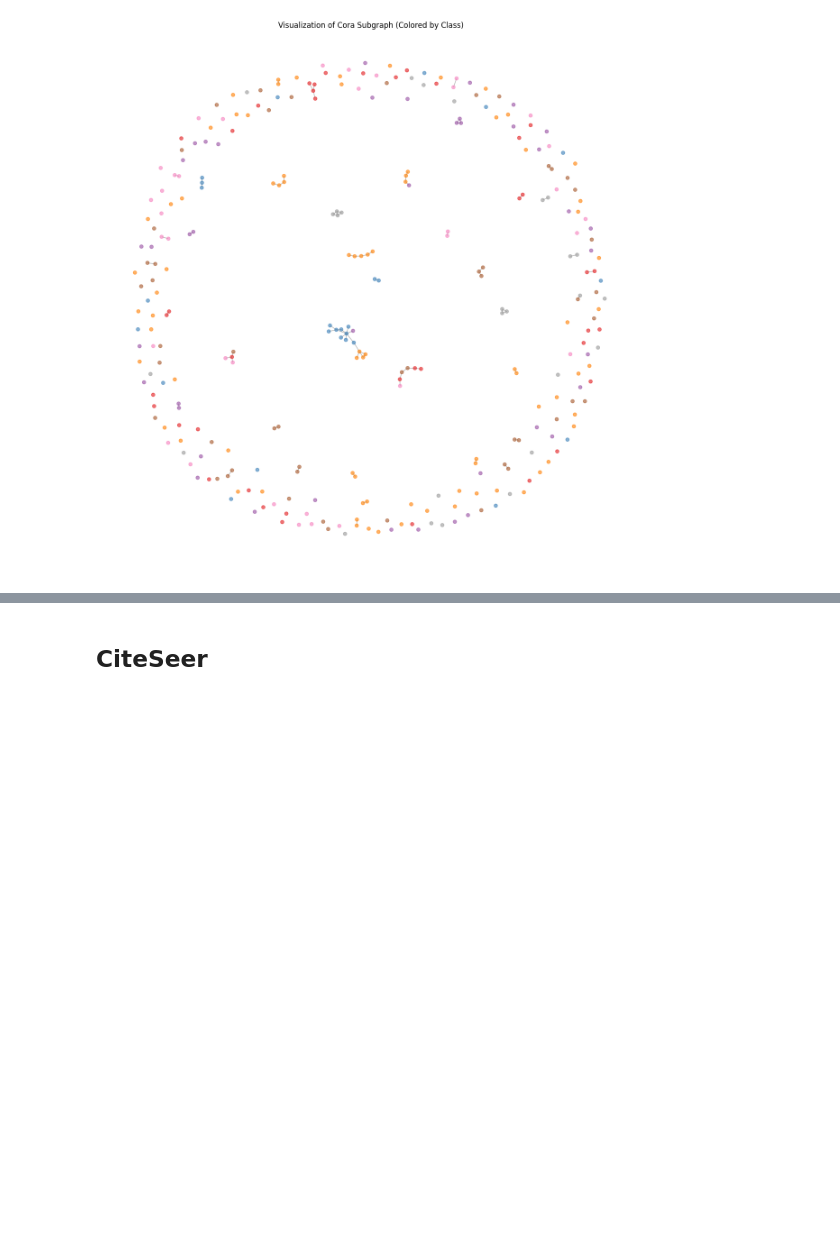
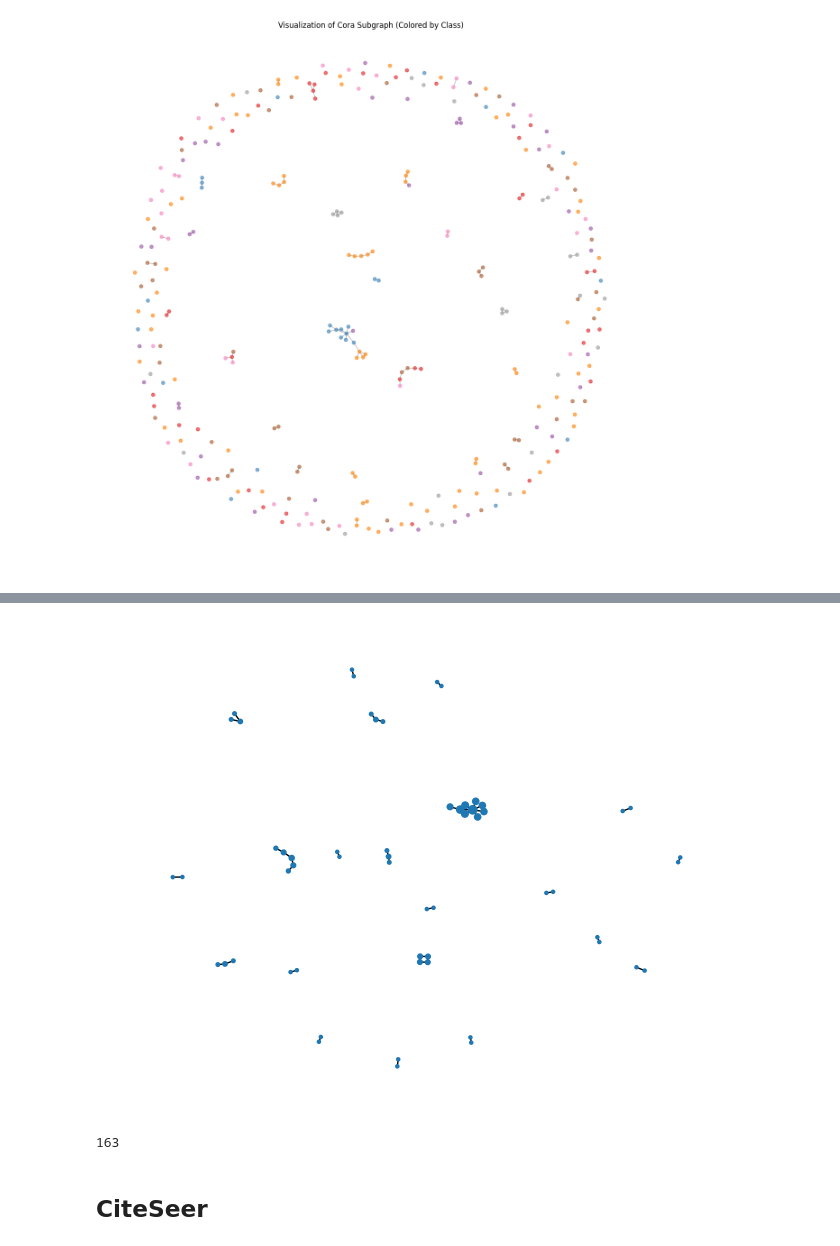
Before and after one commit to cs24d0002-jpg/graph_neural_networks, a Jupyter notebook: notebooks/EDA.ipynb, the cells around one changed output, grey strips where cells are left out. Cells and saved outputs as stored; diff of their text form; code cells hidden in the pictures; blank space fills up the shorter version.

```diff
--- a/notebooks/EDA.ipynb
+++ b/notebooks/EDA.ipynb
@@ -100,3 +111,11 @@ plt.show()
+# %%
+nx.draw(subgraph, node_size = [i*1000 for i in nx.closeness_centrality(subgraph).values()])
+# %% [output]
+[figure, added]
+# %%
+nx.number_connected_components(subgraph)
+# %% [output]
+163
 # %% [markdown]
 ## CiteSeer
 # %%
```
Also changed, not shown: parts of 13 cells of this notebook, 6 other files.
